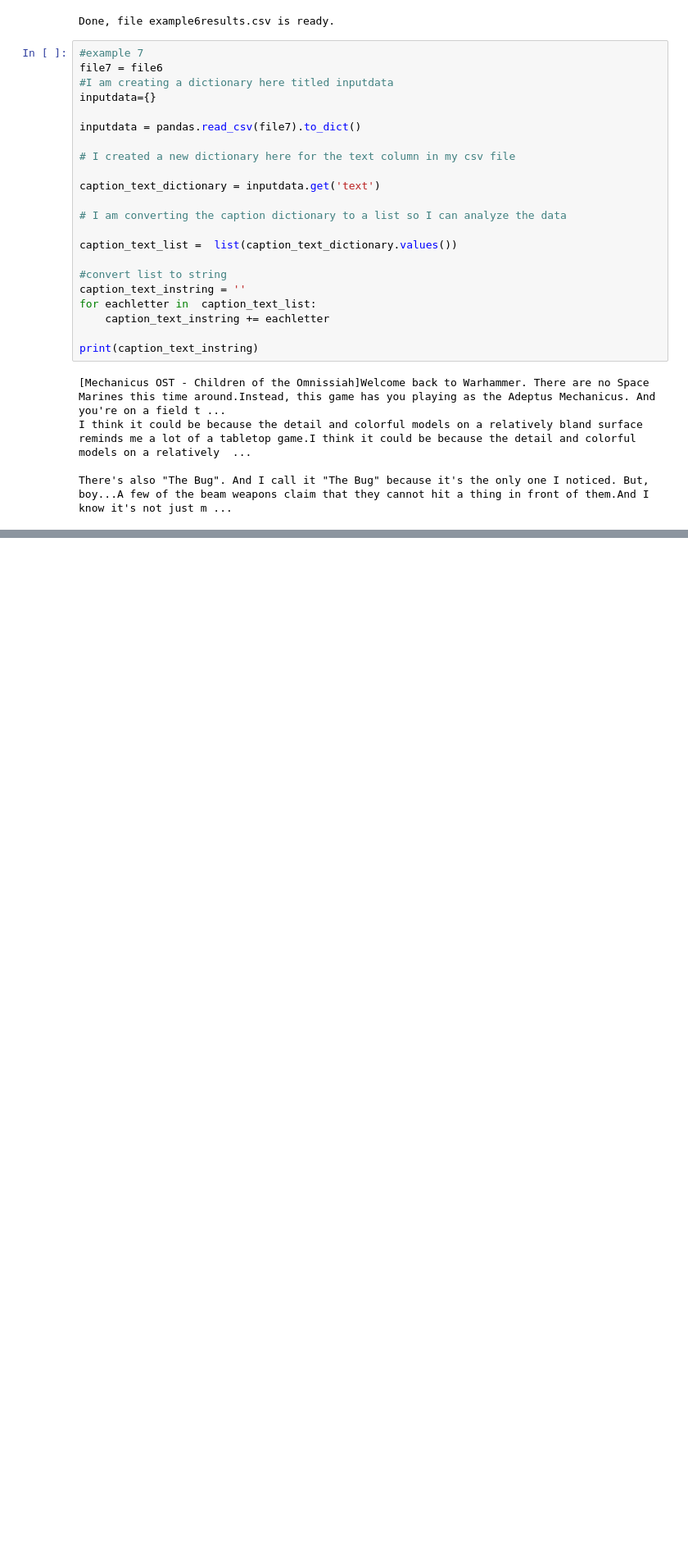
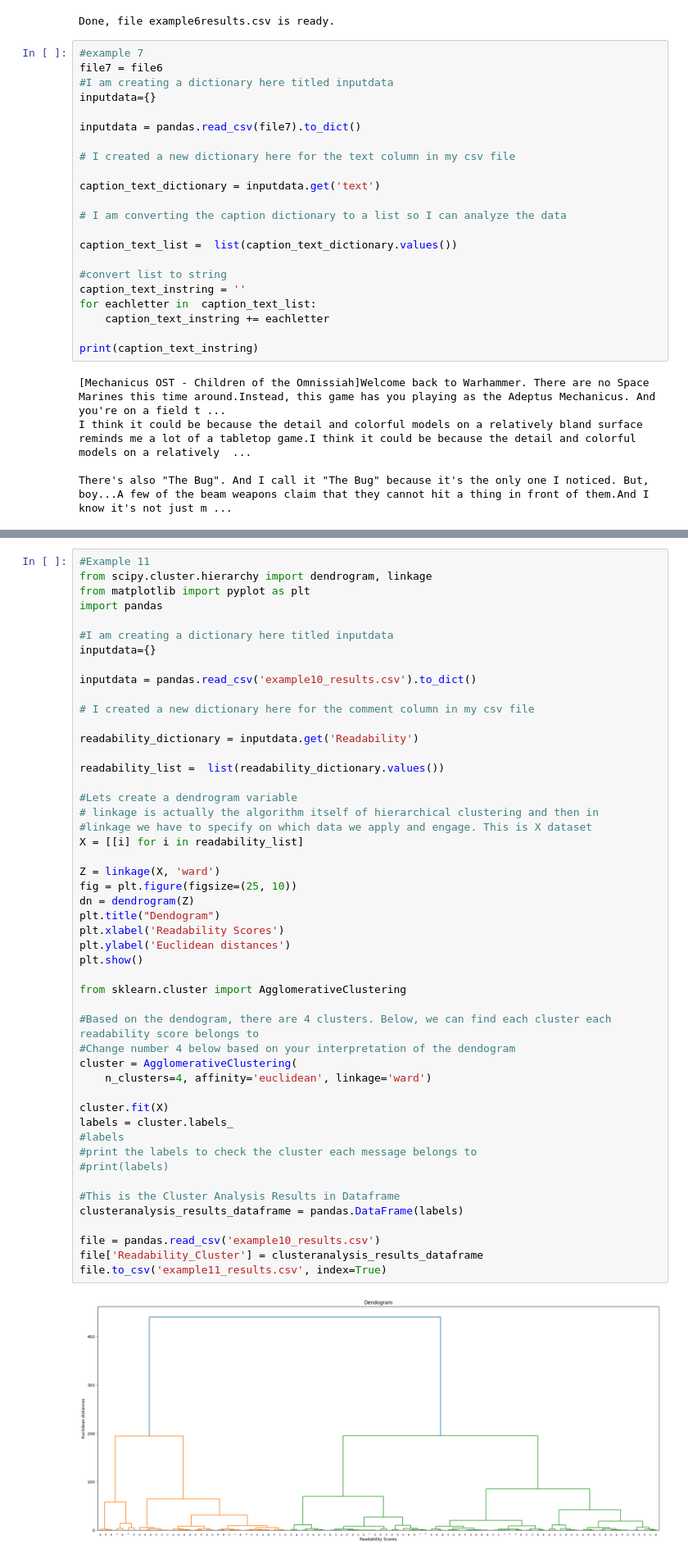
Before and after one commit to wolfesamk/MSBA-212, a Jupyter notebook: Classwork/Chapter 4/Week 1.ipynb, the cells around one changed output, grey strips where cells are left out. Shown: that part at 82% size. Drawn from its saved outputs; the diff is of its cells as text; blank space fills up the shorter version.

```diff
--- a/Classwork/Chapter 4/Week 1.ipynb
+++ b/Classwork/Chapter 4/Week 1.ipynb
@@ -290,0 +512,51 @@ There's also "The Bug". And I call it "The Bug" because it's the only one I noti
+# %%
+#Example 11
+from scipy.cluster.hierarchy import dendrogram, linkage
+from matplotlib import pyplot as plt
+import pandas
+
+#I am creating a dictionary here titled inputdata
+inputdata={}
+
+inputdata = pandas.read_csv('example10_results.csv').to_dict()
+
+# I created a new dictionary here for the comment column in my csv file
+
+readability_dictionary = inputdata.get('Readability')
+
+readability_list =  list(readability_dictionary.values())
+
+#Lets create a dendrogram variable
+# linkage is actually the algorithm itself of hierarchical clustering and then in
+#linkage we have to specify on which data we apply and engage. This is X dataset
+X = [[i] for i in readability_list]
+
+Z = linkage(X, 'ward')
+fig = plt.figure(figsize=(25, 10))
+dn = dendrogram(Z)
+plt.title("Dendogram")
+plt.xlabel('Readability Scores')
+plt.ylabel('Euclidean distances')
+plt.show()
+
+from sklearn.cluster import AgglomerativeClustering
+
+#Based on the dendogram, there are 4 clusters. Below, we can find each cluster each readability score belongs to
+#Change number 4 below based on your interpretation of the dendogram
+cluster = AgglomerativeClustering(
+    n_clusters=4, affinity='euclidean', linkage='ward')
+
+cluster.fit(X)
+labels = cluster.labels_
+#labels
+#print the labels to check the cluster each message belongs to
+#print(labels)
+
+#This is the Cluster Analysis Results in Dataframe
+clusteranalysis_results_dataframe = pandas.DataFrame(labels)
+
+file = pandas.read_csv('example10_results.csv')
+file['Readability_Cluster'] = clusteranalysis_results_dataframe
+file.to_csv('example11_results.csv', index=True)
+# %% [output]
+[figure, added]
```
Also changed, not shown: parts of 6 cells of this notebook, 5 other files.
